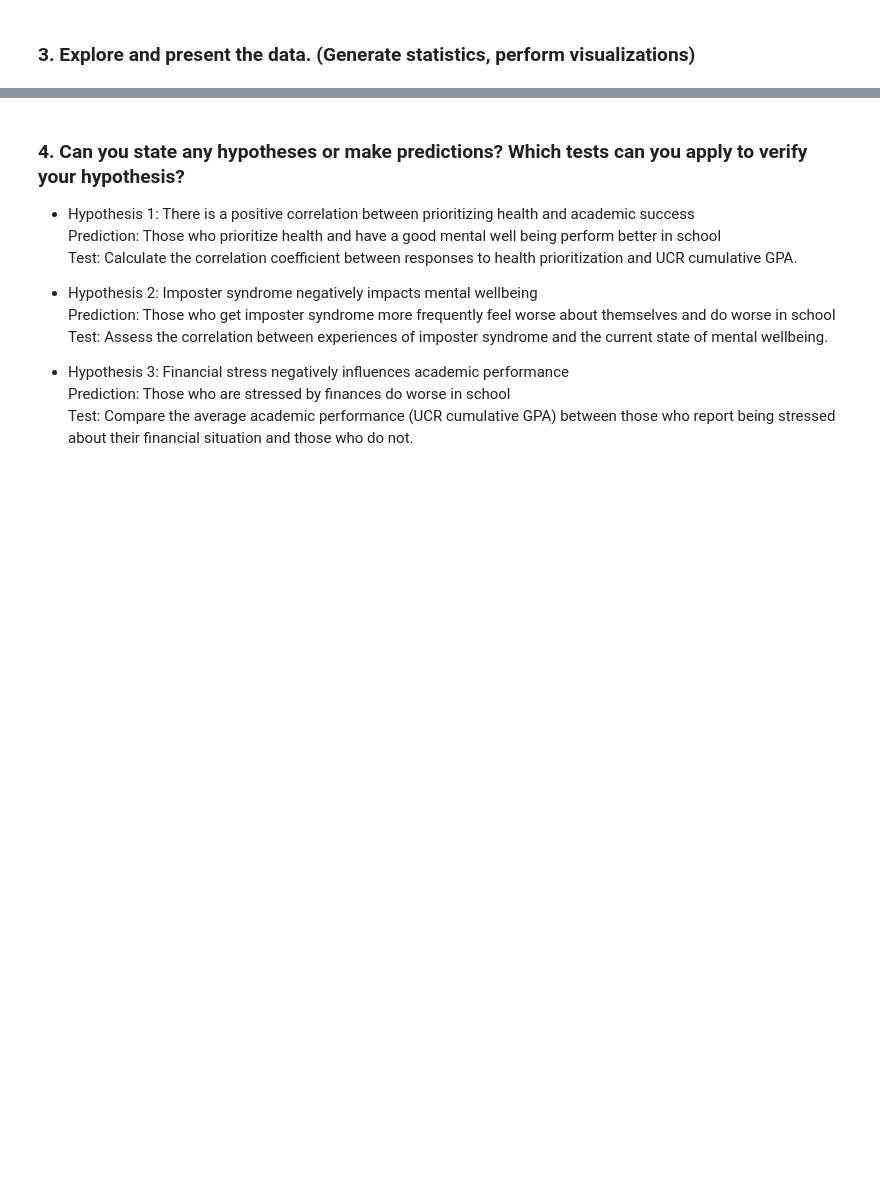
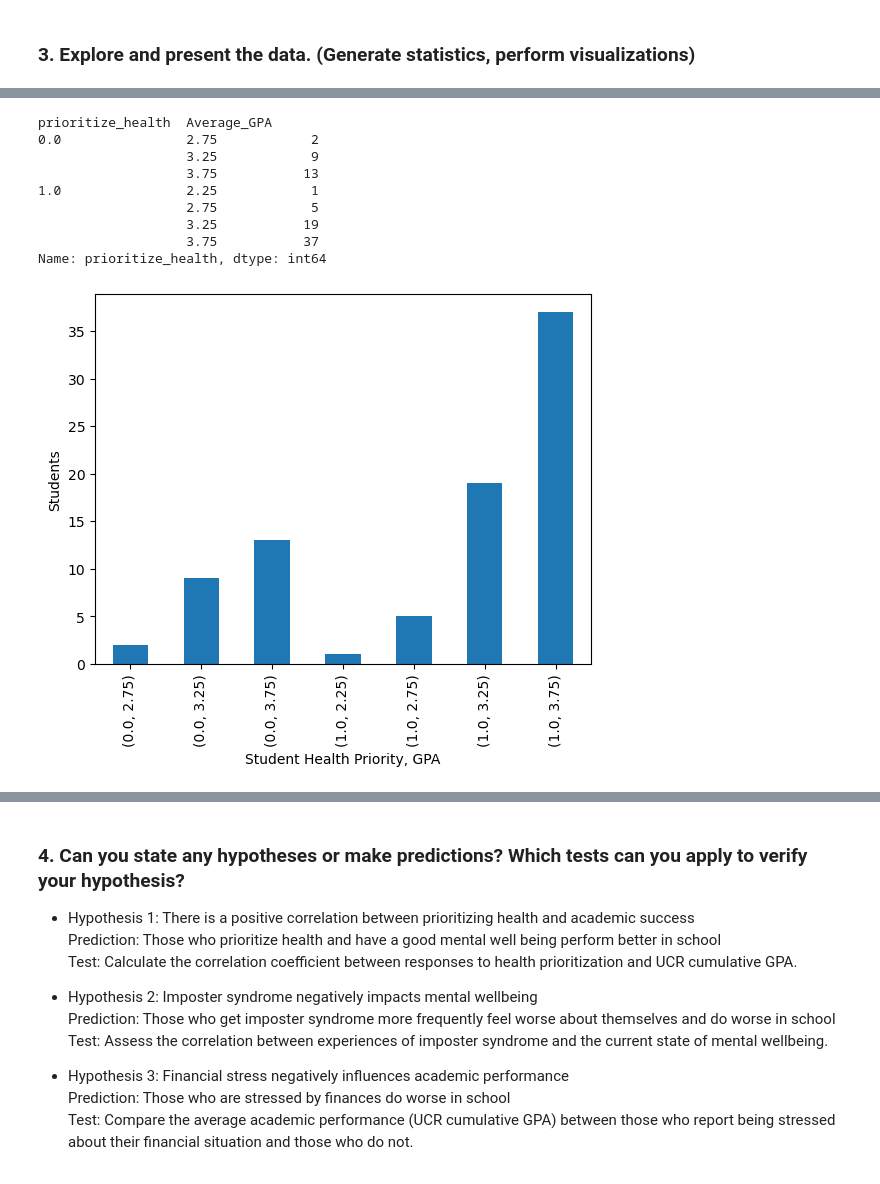
Before and after one commit to Jyro88/CS105MiniProject, a Jupyter notebook: lab5-6.ipynb, the cells around one changed output, grey strips where cells are left out. Cells and saved outputs as stored; diff of their text form; code cells hidden in the pictures; blank space fills up the shorter version.

```diff
--- a/lab5-6.ipynb
+++ b/lab5-6.ipynb
@@ -34,0 +54,18 @@ df['Average_GPA'] = (df['Lower_GPA'] + df['Upper_GPA']) / 2
+# %%
+# Bar plot that shows the gpas of students who prioritize health and students who don't
+group_health_gpa = df.groupby(["prioritize_health", "Average_GPA"])["prioritize_health"].count()
+group_health_gpa.plot(kind = 'bar')
+plt.ylabel('Students')
+plt.xlabel('Student Health Priority, GPA')
+print(group_health_gpa)
+# %% [output]
+prioritize_health  Average_GPA
+0.0                2.75            2
+                   3.25            9
+                   3.75           13
+1.0                2.25            1
+                   2.75            5
+                   3.25           19
+                   3.75           37
+Name: prioritize_health, dtype: int64
+[figure, added]
```
Also changed, not shown: parts of 3 cells of this notebook.
